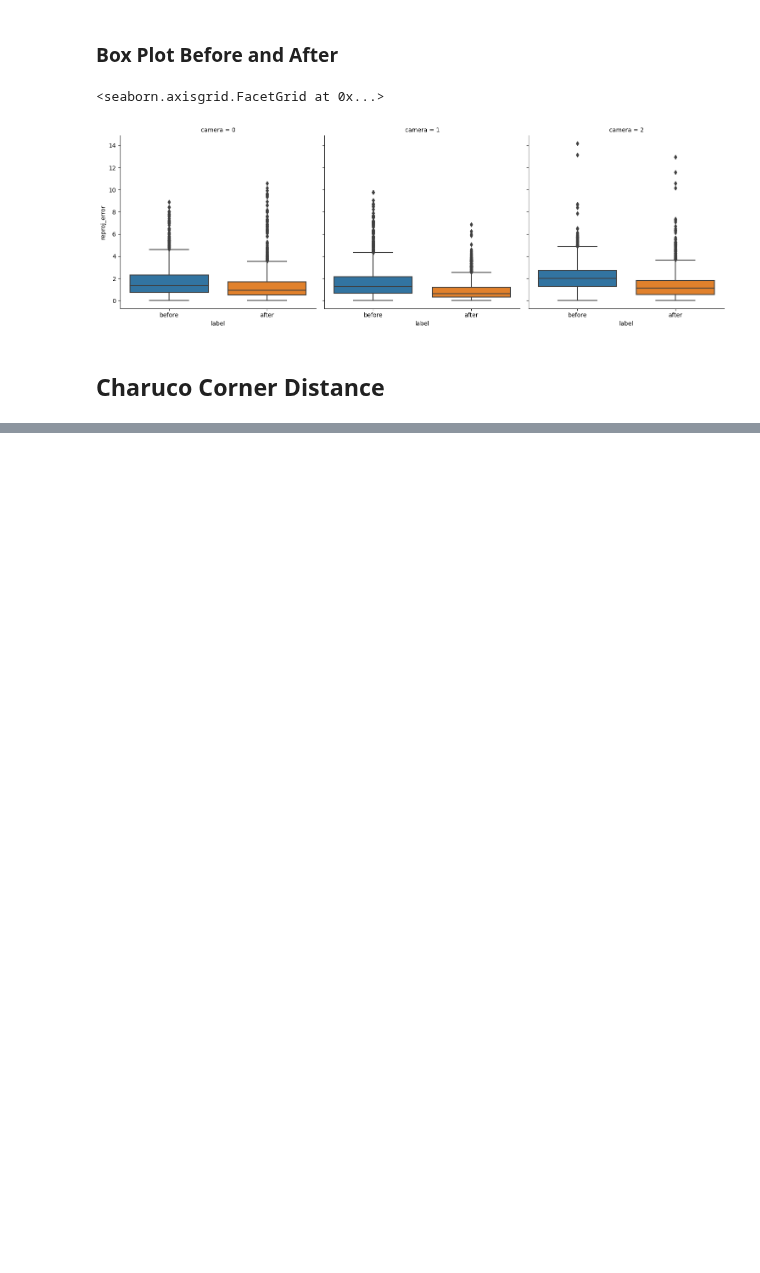
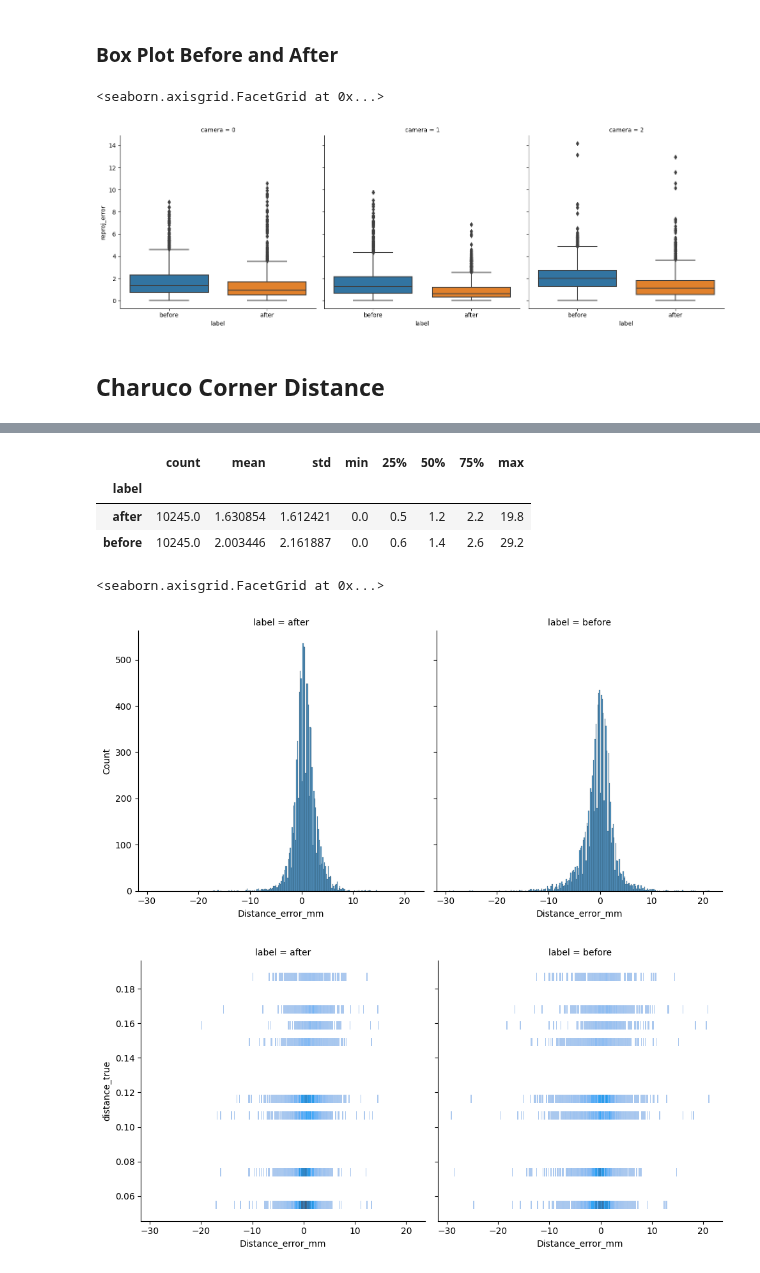
Before and after one commit to mprib/caliscope, a Jupyter notebook: src/calibration/bundle_adjustment/bundle_adjust_diagnostics.ipynb, the cells around one changed output, grey strips where cells are left out. Drawn from its saved outputs; the diff is of its cells as text; code cells hidden in the pictures; blank space fills up the shorter version.

Commit message:
This draft of data summary mostly complete

```diff
--- a/src/calibration/bundle_adjustment/bundle_adjust_diagnostics.ipynb
+++ b/src/calibration/bundle_adjustment/bundle_adjust_diagnostics.ipynb
@@ -28,10 +28,18 @@ with open(after_path, "rb") as file:
 
 import numpy as np
 import pandas as pd
+CAMERA_PARAM_COUNT = 6
 
 def create_summary_df(array_data:ArrayDiagnosticData, label):
     array_data_xy_error = array_data.xy_reprojection_error.reshape(-1,2)
     # build out error as singular distanc
+
+    n_cameras = len(array_data.camera_array.cameras)
+    print(n_cameras)
+    xyz = array_data.model_params[n_cameras*CAMERA_PARAM_COUNT:]
+    xyz = xyz.reshape(-1,3)
+    print(xyz)
+
     euclidean_distance_error = np.sqrt(np.sum(array_data_xy_error ** 2, axis=1))
     row_count = euclidean_distance_error.shape[0]
     array_data_dict = {
@@ -45,9 +53,9 @@ def create_summary_df(array_data:ArrayDiagnosticData, label):
         "reproj_error_y": array_data_xy_error[:, 1].tolist(),
         "reproj_error": euclidean_distance_error.tolist(),
         "obj_id": array_data.point_data.obj_indices.tolist(),
-        "obj_x": array_data.point_data.obj[array_data.point_data.obj_indices_full][:,0].tolist(),
-        "obj_y": array_data.point_data.obj[array_data.point_data.obj_indices_full][:,1].tolist(),
-        "obj_z": array_data.point_data.obj[array_data.point_data.obj_indices_full][:,2].tolist(),
+        "obj_x": xyz[array_data.point_data.obj_indices_full][:,0].tolist(),
+        "obj_y": xyz[array_data.point_data.obj_indices_full][:,1].tolist(),
+        "obj_z": xyz[array_data.point_data.obj_indices_full][:,2].tolist(),
 
     }
 
@@ -143,3 +167,19 @@ corners_3d = (before_and_after[
 # xyz_corner_loc[:,0].shape
 # before_and_after["corner_x"] = xyz_corner_loc[:, 0].tolist()
 # before_and_after["corner_y"] = xyz_corner_loc[:, 1].tolist()
+# %%
+# create a function to get the distance between two corners
+from itertools import combinations
+
+corner_count = charuco.board.chessboardCorners.shape[0]
+
+corner_ids = [i for i in range(0,corner_count)]
+pairs = combinations(corner_ids,2)
+
+for pair in pairs:
+    print(pair)
+    loc_A_board = charuco.board.chessboardCorners[pair[0]]
+    loc_B_board = charuco.board.chessboardCorners[pair[1]]
+
+    distance_true = np.sqrt(np.sum((loc_A_board - loc_B_board)**2))
+    print(distance_true)
@@ -174,0 +275,21 @@ SyntaxError: invalid syntax (646984990.py, line 8)
+# %%
+corner_distances_df = pd.DataFrame(corner_distances)
+corner_distances_df = corner_distances_df.assign(distance_true = lambda x: round(x.distance_true,4),
+                           Distance_error_m = lambda x: round(x.distance_true - x.distance_measured,4),
+                           Distance_error_mm = lambda x: x.Distance_error_m * 1000,
+                           Distance_error_mm_abs = lambda x: abs(x.Distance_error_mm),
+                           Distance_error_pct = lambda x: x.Distance_error_mm/ x.distance_true )
+# %%
+corner_distances_df.groupby("label")["Distance_error_mm_abs"].describe()
+# %% [output]
+|  | count | mean | std | min | 25% | 50% | 75% | max |
+| label |  |  |  |  |  |  |  |  |
+| after | 10245.0 | 1.630854 | 1.612421 | 0.0 | 0.5 | 1.2 | 2.2 | 19.8 |
+| before | 10245.0 | 2.003446 | 2.161887 | 0.0 | 0.6 | 1.4 | 2.6 | 29.2 |
+# %%
+sns.displot(data=corner_distances_df, col="label", x="Distance_error_mm")
+sns.displot(data=corner_distances_df, col="label", x="Distance_error_mm", y = "distance_true")
+# %% [output]
+<seaborn.axisgrid.FacetGrid at 0x...>
+[figure, added]
+[figure, added]
```
Also changed, not shown: parts of 5 cells of this notebook.
